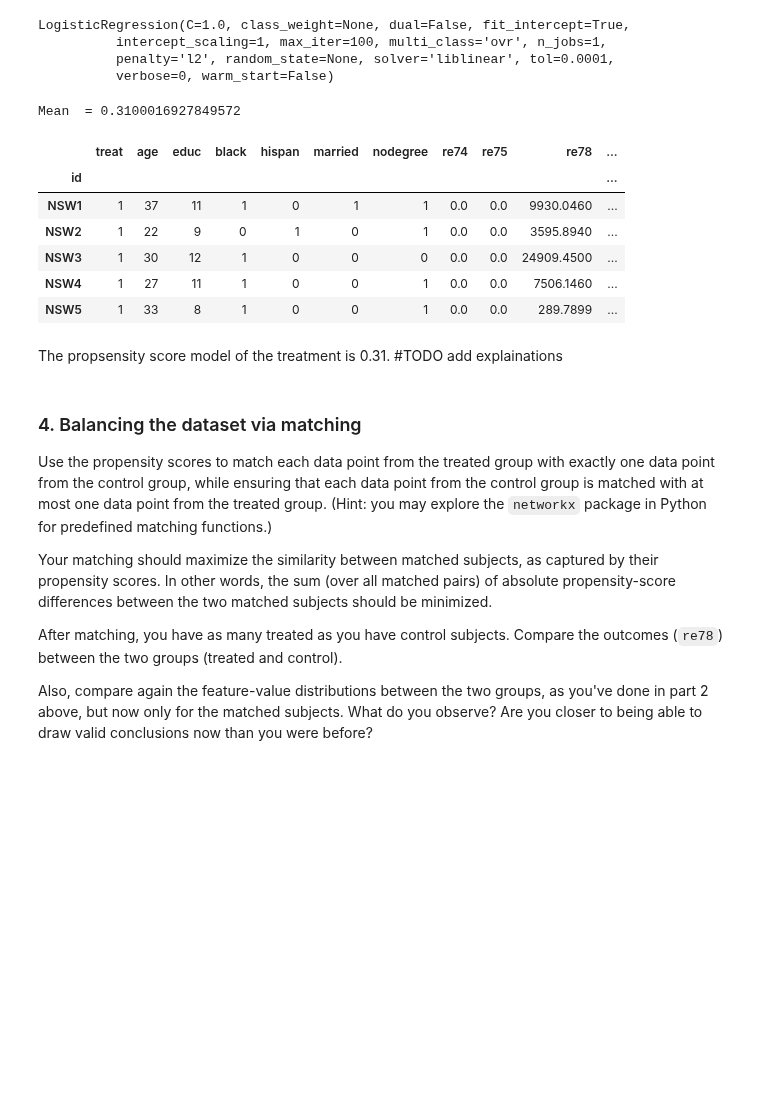
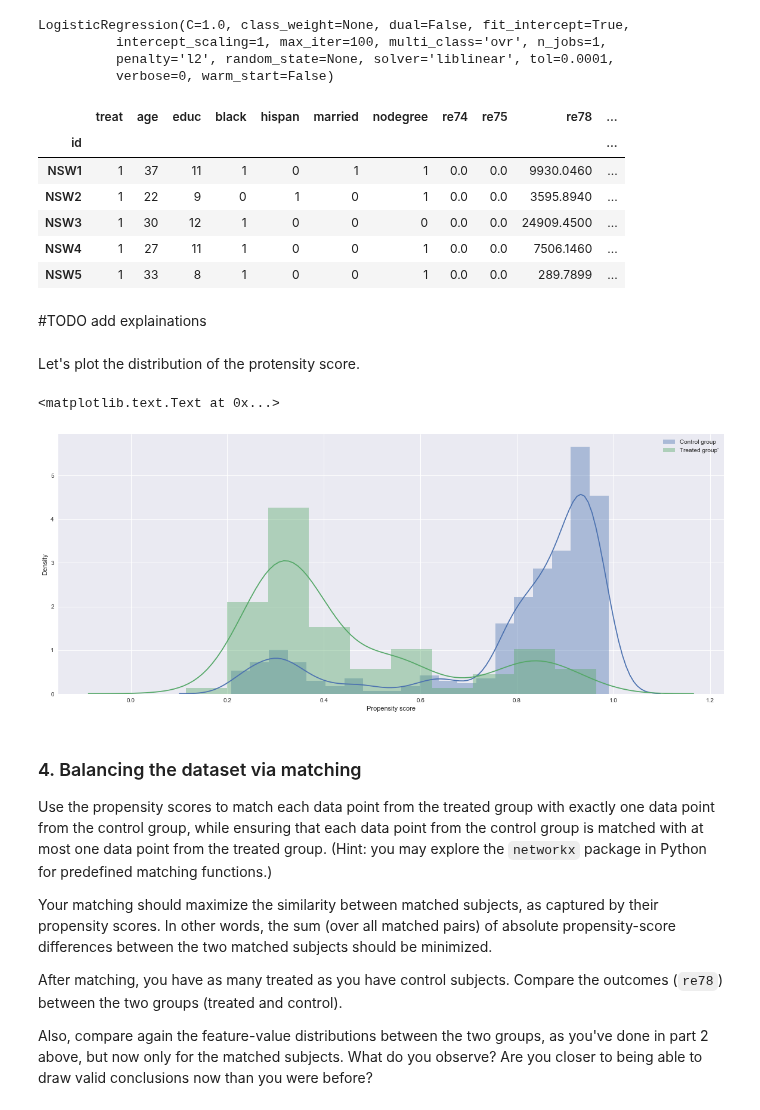
Before and after one commit to mathildemrt/ada, a Jupyter notebook: 04 - Applied ML/AppliedML.ipynb, the cells around one changed output. Saved outputs shown, nothing was run; the diff lists cells and outputs as text; code cells hidden in the pictures; blank space fills up the shorter version.

```diff
--- a/04 - Applied ML/AppliedML.ipynb
+++ b/04 - Applied ML/AppliedML.ipynb
@@ -272,10 +274,7 @@ LogisticRegression(C=1.0, class_weight=None, dual=False, fit_intercept=True,
 # %%
-lalonde_propensity = lalonde
-lalonde_propensity['propensity_scores'] = pd.Series(logistic.predict_proba(X)[:, 1],index=lalonde_propensity.index)
-print("Mean  = {0}".format(lalonde_propensity['propensity_scores'].mean()))
-lalonde_propensity.head()
+lalonde['propensity_score'] = pd.Series(logistic.predict_proba(X)[:, 0],index=lalonde.index)
+lalonde.head()
 # %% [output]
-Mean  = 0.3100016927849572
 |  | treat | age | educ | black | hispan | married | nodegree | re74 | re75 | re78 | ... |
 | id |  |  |  |  |  |  |  |  |  |  | ... |
 | NSW1 | 1 | 37 | 11 | 1 | 0 | 1 | 1 | 0.0 | 0.0 | 9930.0460 | ... |
@@ -283,9 +282,22 @@ Mean  = 0.3100016927849572
 | NSW3 | 1 | 30 | 12 | 1 | 0 | 0 | 0 | 0.0 | 0.0 | 24909.4500 | ... |
 | NSW4 | 1 | 27 | 11 | 1 | 0 | 0 | 1 | 0.0 | 0.0 | 7506.1460 | ... |
 | NSW5 | 1 | 33 | 8 | 1 | 0 | 0 | 1 | 0.0 | 0.0 | 289.7899 | ... |
-# %% [markdown]
-The propsensity score model of the treatment is 0.31.
-#TODO add explainations
+# %% [markdown]
+#TODO add explainations
+# %% [markdown]
+Let's plot the distribution of the protensity score.
+# %%
+control_group=lalonde[lalonde.treat==0]
+treated_group=lalonde[lalonde.treat==1]
+fig, ax = plt.subplots(figsize=(20, 8))
+sns.distplot(control_group.propensity_score,label="Control group",ax=ax)
+sns.distplot(treated_group.propensity_score,label="Treated group'",ax=ax)
+ax.legend()
+ax.set_xlabel('Propensity score')
+ax.set_ylabel('Density')
+# %% [output]
+<matplotlib.text.Text at 0x...>
+[figure, added]
 # %% [markdown]
 ### 4. Balancing the dataset via matching
 
```
Also changed, not shown: parts of 8 cells of this notebook.
